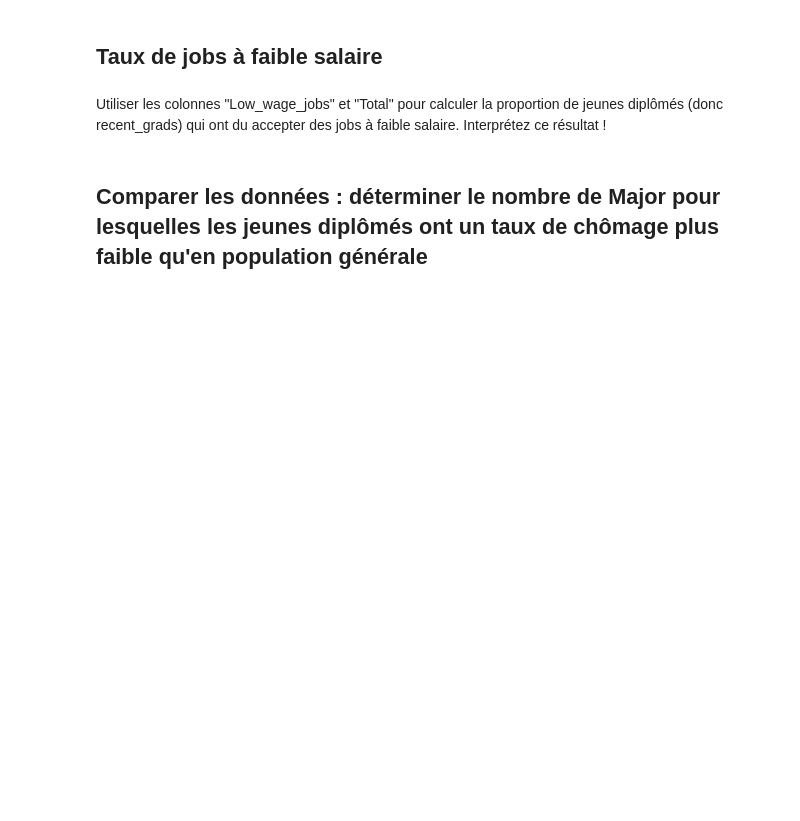
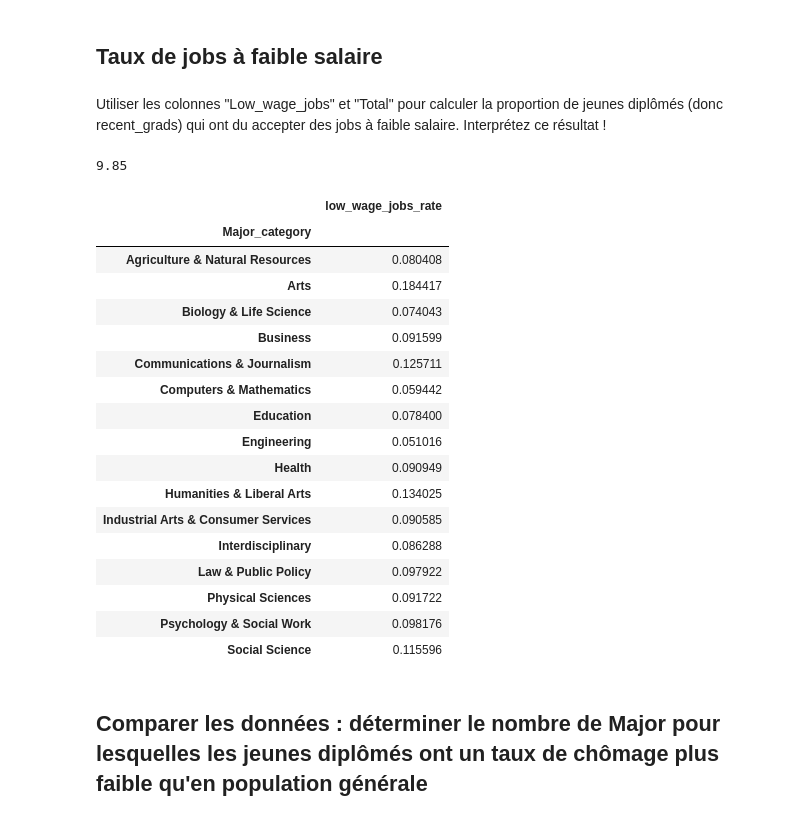
Before and after one commit to louiskuhn/IA-P3-Euskadi, a Jupyter notebook: Ressources/Python/1. Analyse de données/Exo1_add.ipynb, the cells around one changed output. Saved outputs shown, nothing was run; the diff lists cells and outputs as text; code cells hidden in the pictures; blank space fills up the shorter version.

```diff
--- a/Ressources/Python/1. Analyse de données/Exo1_add.ipynb
+++ b/Ressources/Python/1. Analyse de données/Exo1_add.ipynb
@@ -23,6 +165,32 @@ Importer les 2 jeux de données all-ages.csv et recent-grads.csv
 ## Taux de jobs à faible salaire
 # %% [markdown]
 Utiliser les colonnes "Low_wage_jobs" et "Total" pour calculer la proportion de jeunes diplômés (donc recent_grads) qui ont du accepter des jobs à faible salaire. Interprétez ce résultat !
+# %%
+round(rg.Low_wage_jobs.sum()/rg.Total.sum() * 100, 2)
+# %% [output]
+9.85
+# %%
+rg["low_wage_jobs_rate"] = rg.Low_wage_jobs/ rg.Total
+rg.pivot_table(index="Major_category", values="low_wage_jobs_rate", aggfunc="mean")
+# %% [output]
+|  | low_wage_jobs_rate |
+| Major_category |  |
+| Agriculture & Natural Resources | 0.080408 |
+| Arts | 0.184417 |
+| Biology & Life Science | 0.074043 |
+| Business | 0.091599 |
+| Communications & Journalism | 0.125711 |
+| Computers & Mathematics | 0.059442 |
+| Education | 0.078400 |
+| Engineering | 0.051016 |
+| Health | 0.090949 |
+| Humanities & Liberal Arts | 0.134025 |
+| Industrial Arts & Consumer Services | 0.090585 |
+| Interdisciplinary | 0.086288 |
+| Law & Public Policy | 0.097922 |
+| Physical Sciences | 0.091722 |
+| Psychology & Social Work | 0.098176 |
+| Social Science | 0.115596 |
 # %% [markdown]
 ## Comparer les données : déterminer le nombre de Major pour lesquelles les jeunes diplômés ont un taux de chômage plus faible qu'en population générale
 # %% [markdown]
```
Also changed, not shown: parts of 10 cells of this notebook, 2 other files.
